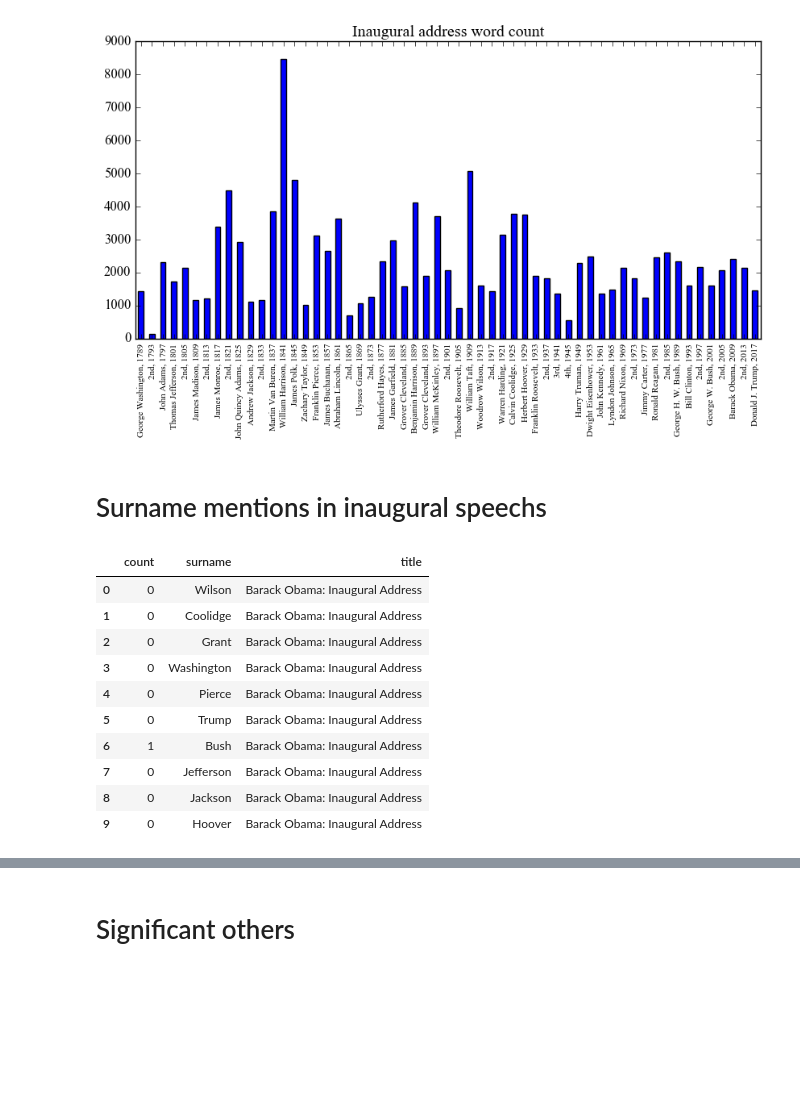
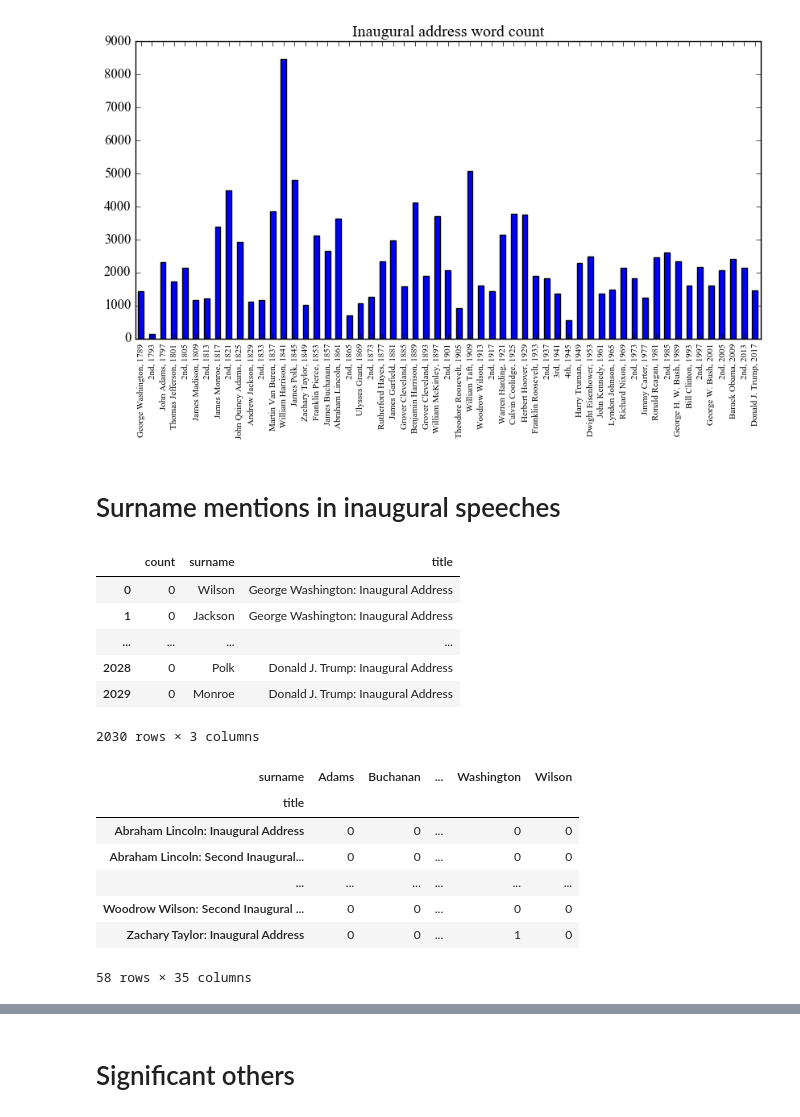
Before and after one commit to chbrown/presidents, a Jupyter notebook: notebooks/Words-with-Trump.ipynb, the cells around one changed output, grey strips where cells are left out. Saved outputs shown, nothing was run; the diff lists cells and outputs as text; code cells hidden in the pictures; blank space fills up the shorter version.

```diff
--- a/notebooks/Words-with-Trump.ipynb
+++ b/notebooks/Words-with-Trump.ipynb
@@ -187,4 +208,4 @@ plt.tight_layout()
 # %% [output]
 [figure]
 # %% [markdown]
-# Surname mentions in inaugural speechs
+# Surname mentions in inaugural speeches
@@ -193,34 +212,39 @@ inaugural_speeches = list(read_inaugural())
-# %%
-surnames = set([speech['author'].split()[-1] for speech in inaugural_speeches])
+# %%
+pd.options.display.max_rows = 5
+pd.options.display.max_columns = 5
 # %%
-def iter_speech_surname_count():
-    for speech in inaugural_speeches:
+def iter_surnames():
+    speeches = list(read_inaugural())
+    surnames = set([speech['author'].split()[-1] for speech in speeches])
+    for speech in speeches:
         text = speech['text']
         for surname in surnames:
-            yield speech, surname, text.count(surname)
+            title = speech['author'] + ': ' + speech['title']
+            surname_count = text.count(surname)
+            yield dict(title=title, surname=surname, count=surname_count)
-# %%
-def iter_surnames():
-    for speech, surname, count in iter_speech_surname_count():
-        title = speech['author'] + ': ' + speech['title']
-        yield dict(title=title, surname=surname, count=count)
 # %%
 df_surnames = pd.DataFrame.from_dict(iter_surnames())
-df_surnames[:10]
+df_surnames
 # %% [output]
 |  | count | surname | title |
-| 0 | 0 | Wilson | Barack Obama: Inaugural Address |
-| 1 | 0 | Coolidge | Barack Obama: Inaugural Address |
-| 2 | 0 | Grant | Barack Obama: Inaugural Address |
-| 3 | 0 | Washington | Barack Obama: Inaugural Address |
-| 4 | 0 | Pierce | Barack Obama: Inaugural Address |
-| 5 | 0 | Trump | Barack Obama: Inaugural Address |
-| 6 | 1 | Bush | Barack Obama: Inaugural Address |
-| 7 | 0 | Jefferson | Barack Obama: Inaugural Address |
-| 8 | 0 | Jackson | Barack Obama: Inaugural Address |
-| 9 | 0 | Hoover | Barack Obama: Inaugural Address |
+| 0 | 0 | Wilson | George Washington: Inaugural Address |
+| 1 | 0 | Jackson | George Washington: Inaugural Address |
+| ... | ... | ... | ... |
+| 2028 | 0 | Polk | Donald J. Trump: Inaugural Address |
+| 2029 | 0 | Monroe | Donald J. Trump: Inaugural Address |
+2030 rows × 3 columns
 # %%
 df_xtab = df_surnames.pivot(index='title', columns='surname', values='count')
-# df_xtab
+df_xtab
+# %% [output]
+| surname | Adams | Buchanan | ... | Washington | Wilson |
+| title |  |  |  |  |  |
+| Abraham Lincoln: Inaugural Address | 0 | 0 | ... | 0 | 0 |
+| Abraham Lincoln: Second Inaugural... | 0 | 0 | ... | 0 | 0 |
+| ... | ... | ... | ... | ... | ... |
+| Woodrow Wilson: Second Inaugural ... | 0 | 0 | ... | 0 | 0 |
+| Zachary Taylor: Inaugural Address | 0 | 0 | ... | 1 | 0 |
+58 rows × 35 columns
 # %%
 # based on https://stackoverflow.com/a/16124677
 plt.figure(figsize=(8.5, 8.5))
```
Also changed, not shown: parts of 44 cells of this notebook, 1 other file.
